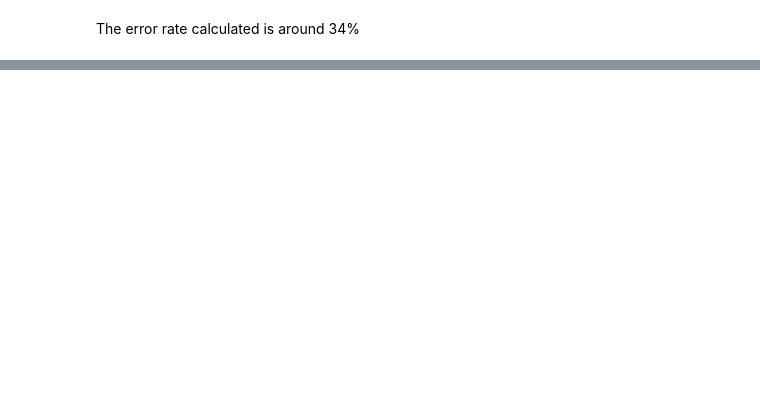
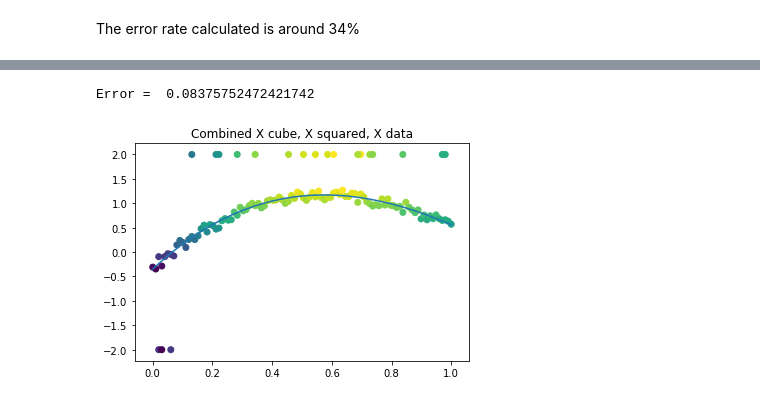
Before and after one commit to vipulpopat/MSCAI_Sem1_Etivity3, a Jupyter notebook: Etivity3_ID18195121_LinearRegression.ipynb, the cells around one changed output, grey strips where cells are left out. Saved outputs shown, nothing was run; the diff lists cells and outputs as text; code cells hidden in the pictures; blank space fills up the shorter version.

```diff
--- a/Etivity3_ID18195121_LinearRegression.ipynb
+++ b/Etivity3_ID18195121_LinearRegression.ipynb
@@ -131,0 +149,10 @@ TODO - Calculate the error rate for X_square
+# %%
+# Cube the input data
+X_cube = np.power(X, 3)
+X_input =  np.c_[bias,X, X_sq, X_cube]
+
+p_all = LearningAlgorithm()
+plot_data_and_algorithm(X_input, y.T, p_all, 'Combined X cube, X squared, X data')
+# %% [output]
+Error =  0.08375752472421742
+[figure, added]
```
Also changed, not shown: parts of 9 cells of this notebook.
